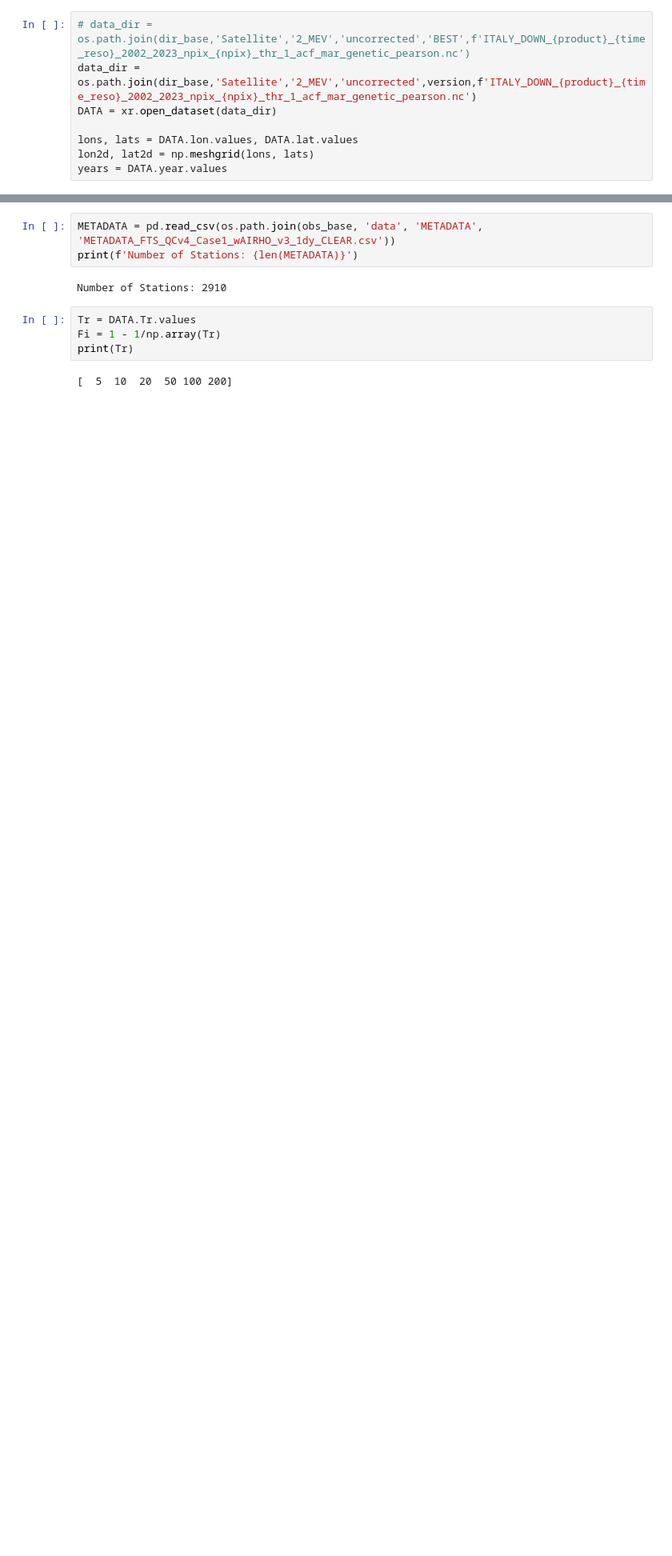
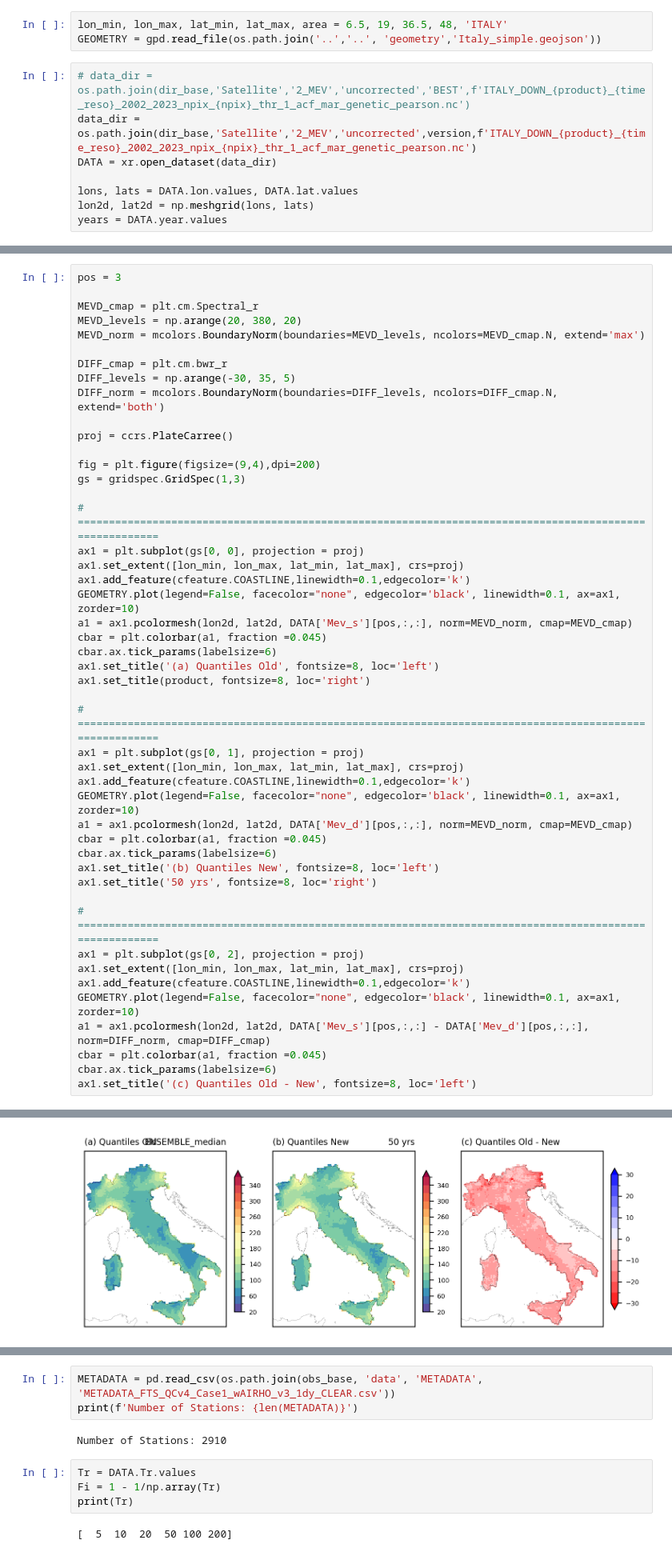
Before and after one commit to TeamExtremes/MEVD-downscaling, a Jupyter notebook: jupyter/Relative_Error/I_OBS_RSR.ipynb, the cells around one changed output, grey strips where cells are left out. Shown at 80% size. Cells and saved outputs as stored; diff of their text form; blank space fills up the shorter version.

```diff
--- a/jupyter/Relative_Error/I_OBS_RSR.ipynb
+++ b/jupyter/Relative_Error/I_OBS_RSR.ipynb
@@ -47,6 +47,9 @@ if os.path.exists(veneto_dir):
     ITALY = gpd.read_file(os.path.join(veneto_dir,'Italy_clear.geojson'))
 else:
     raise SystemExit(f"File not found: {veneto_dir}")
+# %%
+lon_min, lon_max, lat_min, lat_max, area = 6.5, 19, 36.5, 48, 'ITALY'
+GEOMETRY = gpd.read_file(os.path.join('..','..', 'geometry','Italy_simple.geojson'))
 # %%
 # data_dir = os.path.join(dir_base,'Satellite','2_MEV','uncorrected','BEST',f'ITALY_DOWN_{product}_{time_reso}_2002_2023_npix_{npix}_thr_1_acf_mar_genetic_pearson.nc')
 data_dir = os.path.join(dir_base,'Satellite','2_MEV','uncorrected',version,f'ITALY_DOWN_{product}_{time_reso}_2002_2023_npix_{npix}_thr_1_acf_mar_genetic_pearson.nc')
@@ -100,0 +101,48 @@ GSMaP
+# %%
+pos = 3
+
+MEVD_cmap = plt.cm.Spectral_r
+MEVD_levels = np.arange(20, 380, 20)
+MEVD_norm = mcolors.BoundaryNorm(boundaries=MEVD_levels, ncolors=MEVD_cmap.N, extend='max')
+
+DIFF_cmap = plt.cm.bwr_r
+DIFF_levels = np.arange(-30, 35, 5)
+DIFF_norm = mcolors.BoundaryNorm(boundaries=DIFF_levels, ncolors=DIFF_cmap.N, extend='both')
+
+proj = ccrs.PlateCarree()
+
+fig = plt.figure(figsize=(9,4),dpi=200)
+gs = gridspec.GridSpec(1,3)
+
+# ========================================================================================================
+ax1 = plt.subplot(gs[0, 0], projection = proj)
+ax1.set_extent([lon_min, lon_max, lat_min, lat_max], crs=proj)
+ax1.add_feature(cfeature.COASTLINE,linewidth=0.1,edgecolor='k')
+GEOMETRY.plot(legend=False, facecolor="none", edgecolor='black', linewidth=0.1, ax=ax1, zorder=10)
+a1 = ax1.pcolormesh(lon2d, lat2d, DATA['Mev_s'][pos,:,:], norm=MEVD_norm, cmap=MEVD_cmap)
+cbar = plt.colorbar(a1, fraction =0.045)
+cbar.ax.tick_params(labelsize=6)
+ax1.set_title('(a) Quantiles Old', fontsize=8, loc='left')
+ax1.set_title(product, fontsize=8, loc='right')
+
+# ========================================================================================================
+ax1 = plt.subplot(gs[0, 1], projection = proj)
+ax1.set_extent([lon_min, lon_max, lat_min, lat_max], crs=proj)
+ax1.add_feature(cfeature.COASTLINE,linewidth=0.1,edgecolor='k')
+GEOMETRY.plot(legend=False, facecolor="none", edgecolor='black', linewidth=0.1, ax=ax1, zorder=10)
+a1 = ax1.pcolormesh(lon2d, lat2d, DATA['Mev_d'][pos,:,:], norm=MEVD_norm, cmap=MEVD_cmap)
+cbar = plt.colorbar(a1, fraction =0.045)
+cbar.ax.tick_params(labelsize=6)
+ax1.set_title('(b) Quantiles New', fontsize=8, loc='left')
+ax1.set_title('50 yrs', fontsize=8, loc='right')
+
+# ========================================================================================================
+ax1 = plt.subplot(gs[0, 2], projection = proj)
+ax1.set_extent([lon_min, lon_max, lat_min, lat_max], crs=proj)
+ax1.add_feature(cfeature.COASTLINE,linewidth=0.1,edgecolor='k')
+GEOMETRY.plot(legend=False, facecolor="none", edgecolor='black', linewidth=0.1, ax=ax1, zorder=10)
+a1 = ax1.pcolormesh(lon2d, lat2d, DATA['Mev_s'][pos,:,:] - DATA['Mev_d'][pos,:,:], norm=DIFF_norm, cmap=DIFF_cmap)
+cbar = plt.colorbar(a1, fraction =0.045)
+cbar.ax.tick_params(labelsize=6)
+ax1.set_title('(c) Quantiles Old - New', fontsize=8, loc='left')
+# %% [output]
@@ -101,3 +150,4 @@ GSMaP
+[figure, added]
 # %%
 if product != 'ENSEMBLE_median' and product != 'ENSEMBLE_mean':
 
```
Also changed, not shown: parts of 8 cells of this notebook, 33 other files.
